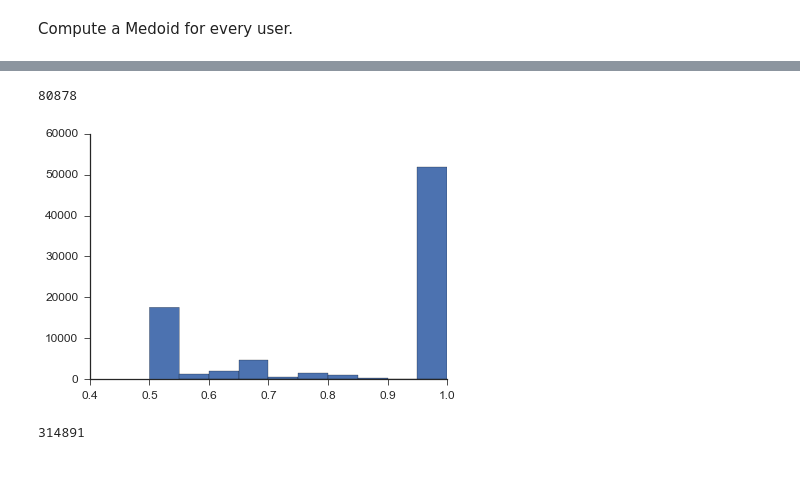
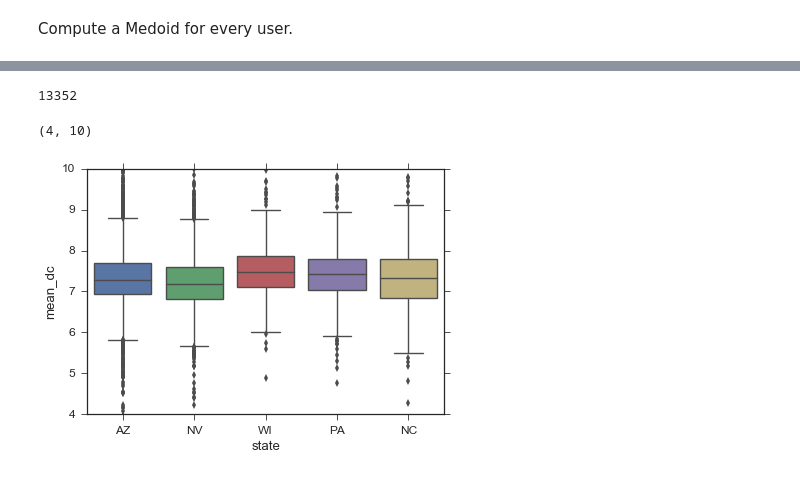
Before and after one commit to zihaoxu/jac_project, a Jupyter notebook: yelp_users.ipynb, the cells around one changed output, grey strips where cells are left out. Cells and saved outputs as stored; diff of their text form; code cells hidden in the pictures.

Commit message:
compute user reading levels

```diff
--- a/yelp_users.ipynb
+++ b/yelp_users.ipynb
@@ -62,6 +62,8 @@ file_dir = '/Volumes/1TB_BAY/yelp_dataset_challenge_academic_dataset/'
 r = pd.read_csv(file_dir + 'review_without_text_year.csv')
 b = pd.read_csv('yelp_business_with_neighborhood.csv')
 u = pd.read_csv(file_dir + 'yelp_academic_dataset_user.csv')
+# %%
+s = pd.read_csv('static_stats.csv')
 # %%
 rb = pd.merge(r,b, on = 'business_id', how = 'inner')
 rbu = pd.merge(rb, u, on = 'user_id', how = 'inner')
@@ -111,5 +108,9 @@ User Number: 16616
 # %%
-uh = pd.read_csv('user_hood.txt', header = None, delim_whitespace = True)
-uh.rename(columns = {0: 'user_id', 1:'u_z_hood',2:'frac_in_hood'}, inplace = True)
+u = pd.read_csv(file_dir + 'yelp_academic_dataset_user.csv')
+uh = pd.read_csv('user_hood2.txt', header = None, delim_whitespace = True)
+uh.rename(columns = {0: 'user_id', 1:'z_hood',2:'frac_in_hood', 3: 'n_reviews',\
+                    4: 'mean_words', 5:'std_words',\
+                    6: 'mean_sentences', 7: 'std_sentences',\
+                    8: 'mean_ease', 9: 'std_ease',\
+                    10: 'mean_grade', 11: 'std_grade',\
+                    12: 'mean_dc', 13: 'std_dc'}, inplace = True)
-# %%
-u = pd.merge(u, uh, on = 'user_id')
@@ -118,11 +117,12 @@ uf  = u[(u['review_count'] >= 10) & (u['frac_in_hood'] >= 0.5)]
-# %%
-plt.hist(uf['frac_in_hood'])
-sns.despine()
-print(len(uf))
-# %% [output]
-80878
-[figure, removed]
-# %%
-len(np.unique(rbu['user_id']))
-# %% [output]
-314891
+# %%
+uf  = u[(u['n_reviews'] >= 5) & (u['frac_in_hood'] >= 0.50)]
+uf = pd.merge(uf, s, on = 'z_hood', how = 'inner' )
+print(len(uf))
+# %% [output]
+13352
+# %%
+sns.boxplot(data = uf, x = 'state', y = 'mean_dc')
+plt.ylim(4,10)
+# %% [output]
+(4, 10)
+[figure, added]
```
Also changed, not shown: parts of 5 cells of this notebook, 4 other files.
